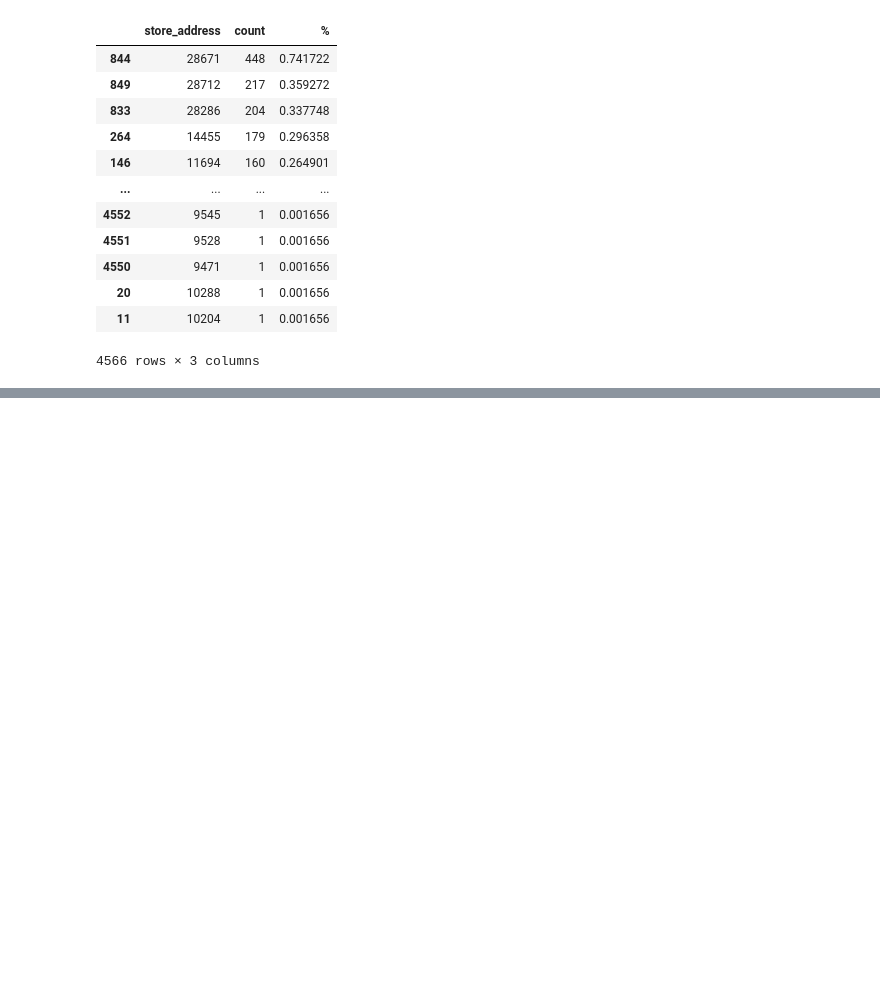
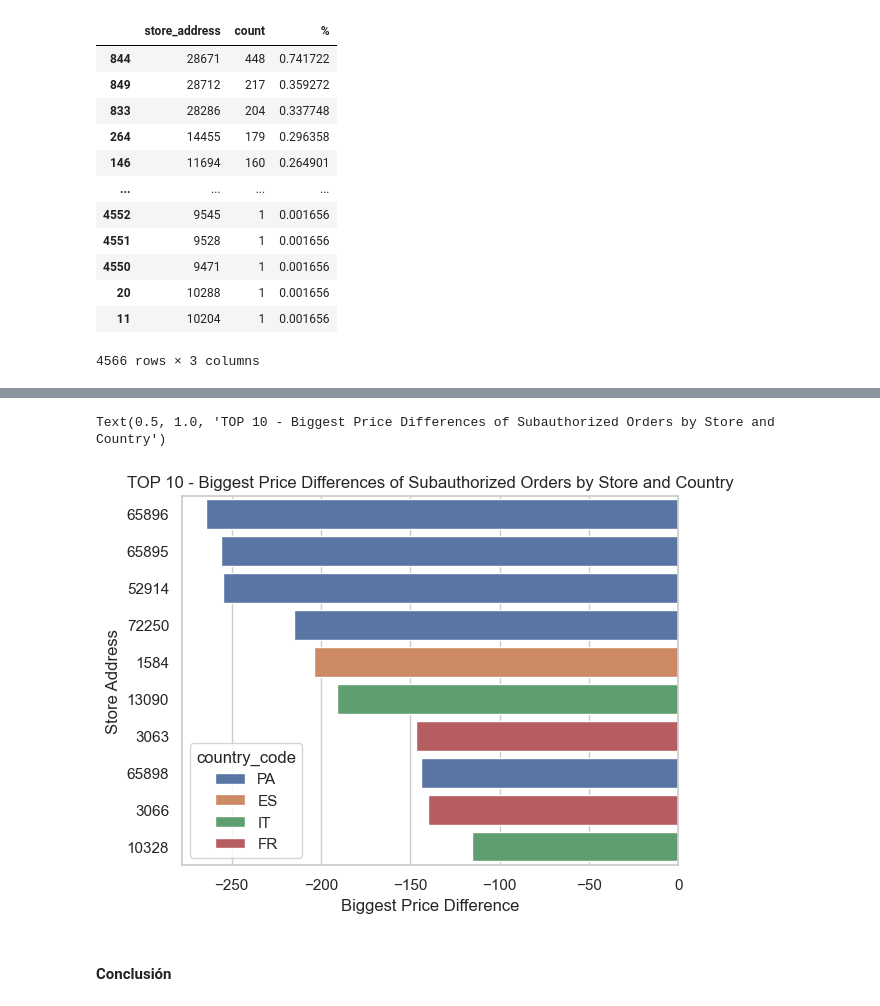
Before and after one commit to elenamartinezg/project-3-ironhack-delivery-es, a Jupyter notebook: project3.ipynb, the cells around one changed output, grey strips where cells are left out. Cells and saved outputs as stored; diff of their text form; code cells hidden in the pictures; blank space fills up the shorter version.

```diff
--- a/project3.ipynb
+++ b/project3.ipynb
@@ -494,0 +547,4 @@ Text(0.5, 1.0, '% Pedidos subautorizados por Tienda')
+# %%
+df_fake_subauthorized_per_store_country_minpricediff = df_fake_subauthorized.groupby(['country_code','store_address'])['price_difference'].agg('min').reset_index(name='min_price_difference')
+df_fake_subauthorized_per_store_country_minpricediff.sort_values(by='min_price_difference', ascending=True, inplace=True)
+df_fake_subauthorized_per_store_country_minpricediff
@@ -494,0 +565,10 @@ Text(0.5, 1.0, '% Pedidos subautorizados por Tienda')
+# %%
+sns.barplot(data=df_fake_subauthorized_per_store_country_minpricediff.head(10), x='min_price_difference', y='store_address', hue='country_code', orient='h')
+plt.ylabel("Store Address")
+plt.xlabel('Biggest Price Difference')
+plt.title("TOP 10 - Biggest Price Differences of Subauthorized Orders by Store and Country")
+# %% [output]
+Text(0.5, 1.0, 'TOP 10 - Biggest Price Differences of Subauthorized Orders by Store and Country')
+[figure, added]
+# %% [markdown]
+#### Conclusión
```
Also changed, not shown: parts of 39 cells of this notebook.
